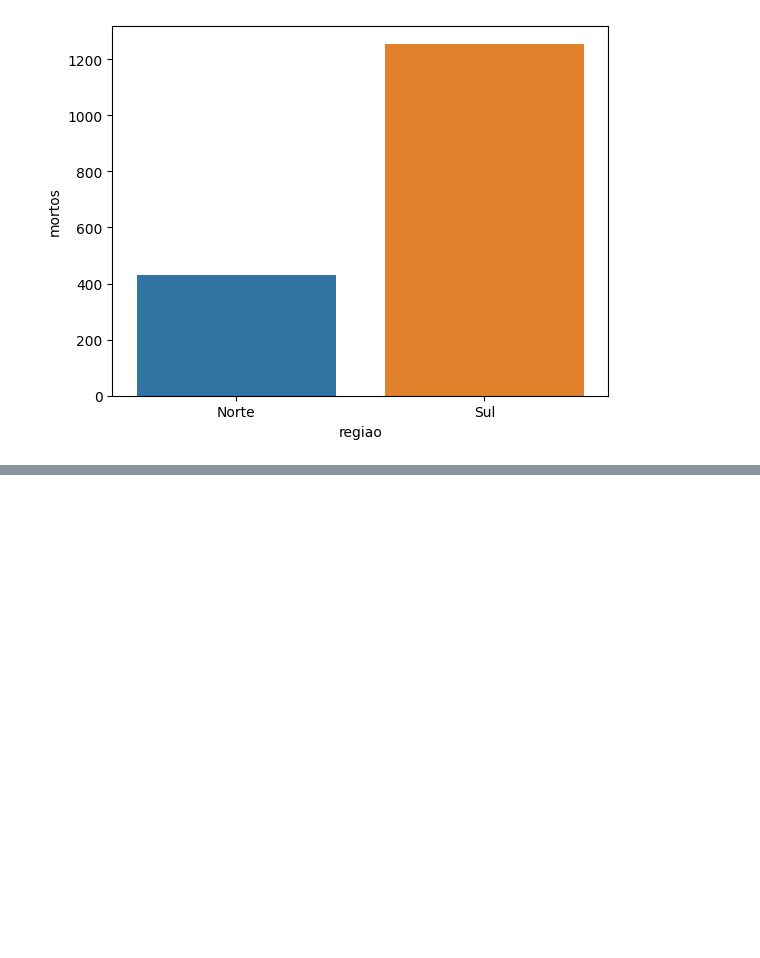
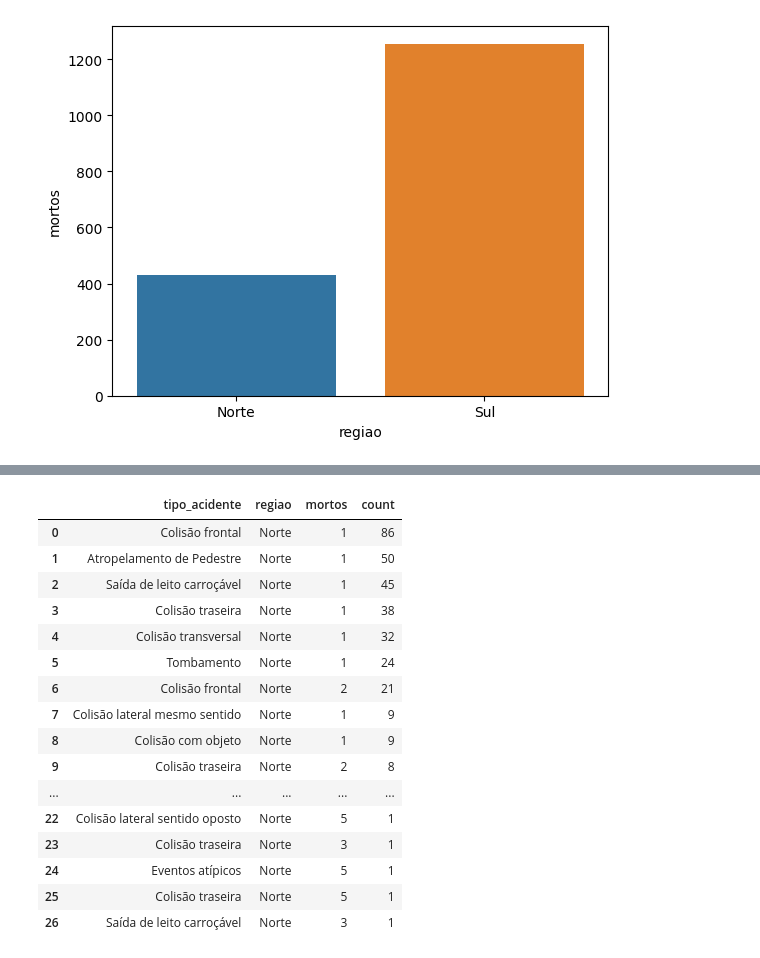
Before and after one commit to GabrielcMiranda/acidentes-brasil, a Jupyter notebook: Analise.ipynb, the cells around one changed output, grey strips where cells are left out. Cells and saved outputs as stored; diff of their text form; code cells hidden in the pictures; blank space fills up the shorter version.

```diff
--- a/Analise.ipynb
+++ b/Analise.ipynb
@@ -190,0 +259,2 @@ plt.show()
+# %%
+df['horario'] = pd.to_datetime(df['horario'])
@@ -190,0 +279,24 @@ plt.show()
+# %%
+df_filtrado = df[(df['regiao']=='Norte') & (df['mortos'] > 0)]
+
+df_mortes = df_filtrado.groupby(['tipo_acidente', 'regiao'])['mortos'].value_counts().sort_values(ascending=False).reset_index()
+
+df_mortes
+# %% [output]
+|  | tipo_acidente | regiao | mortos | count |
+| 0 | Colisão frontal | Norte | 1 | 86 |
+| 1 | Atropelamento de Pedestre | Norte | 1 | 50 |
+| 2 | Saída de leito carroçável | Norte | 1 | 45 |
+| 3 | Colisão traseira | Norte | 1 | 38 |
+| 4 | Colisão transversal | Norte | 1 | 32 |
+| 5 | Tombamento | Norte | 1 | 24 |
+| 6 | Colisão frontal | Norte | 2 | 21 |
+| 7 | Colisão lateral mesmo sentido | Norte | 1 | 9 |
+| 8 | Colisão com objeto | Norte | 1 | 9 |
+| 9 | Colisão traseira | Norte | 2 | 8 |
+| ... | ... | ... | ... | ... |
+| 22 | Colisão lateral sentido oposto | Norte | 5 | 1 |
+| 23 | Colisão traseira | Norte | 3 | 1 |
+| 24 | Eventos atípicos | Norte | 5 | 1 |
+| 25 | Colisão traseira | Norte | 5 | 1 |
+| 26 | Saída de leito carroçável | Norte | 3 | 1 |
```
Also changed, not shown: parts of 15 cells of this notebook, 1 other file.
